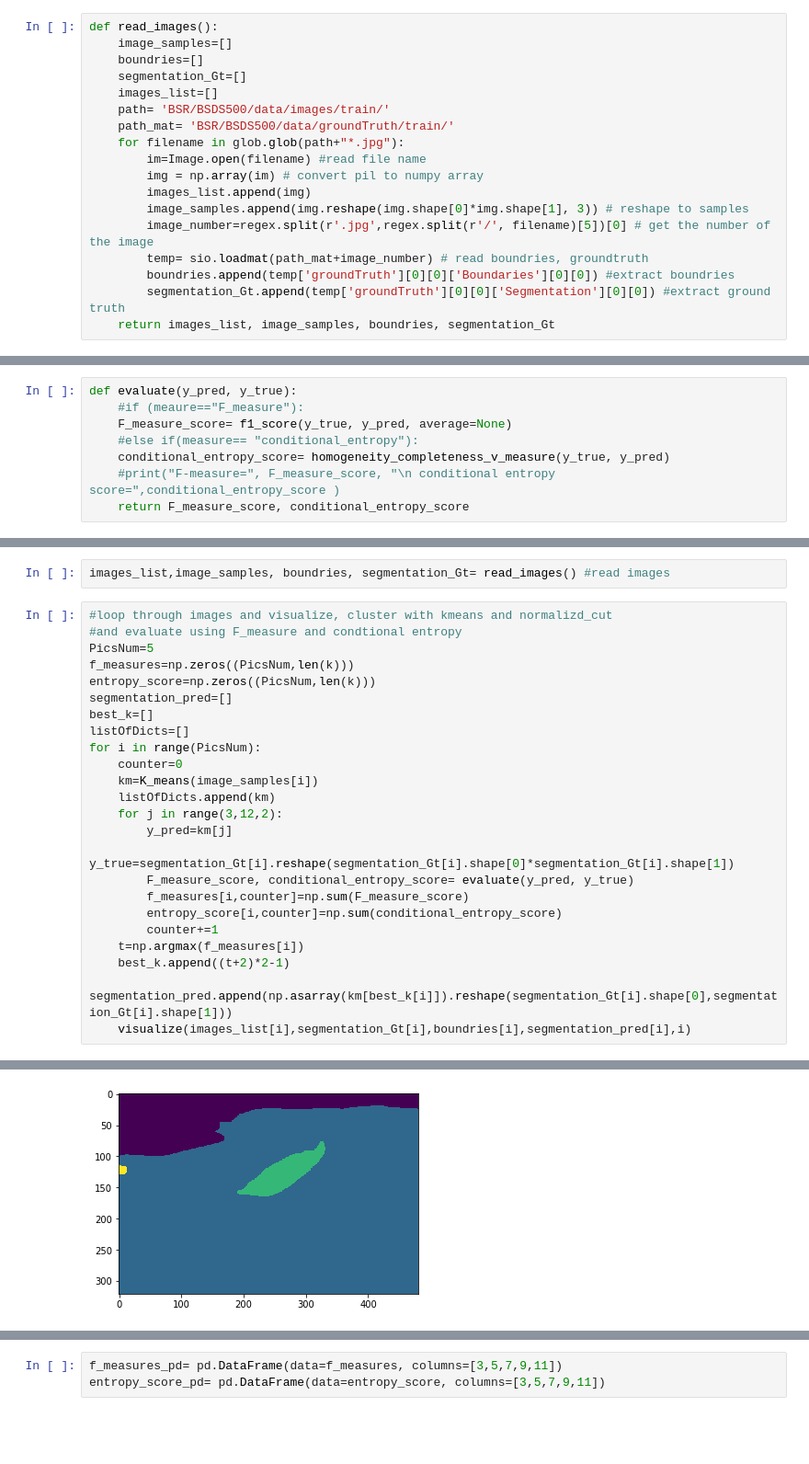
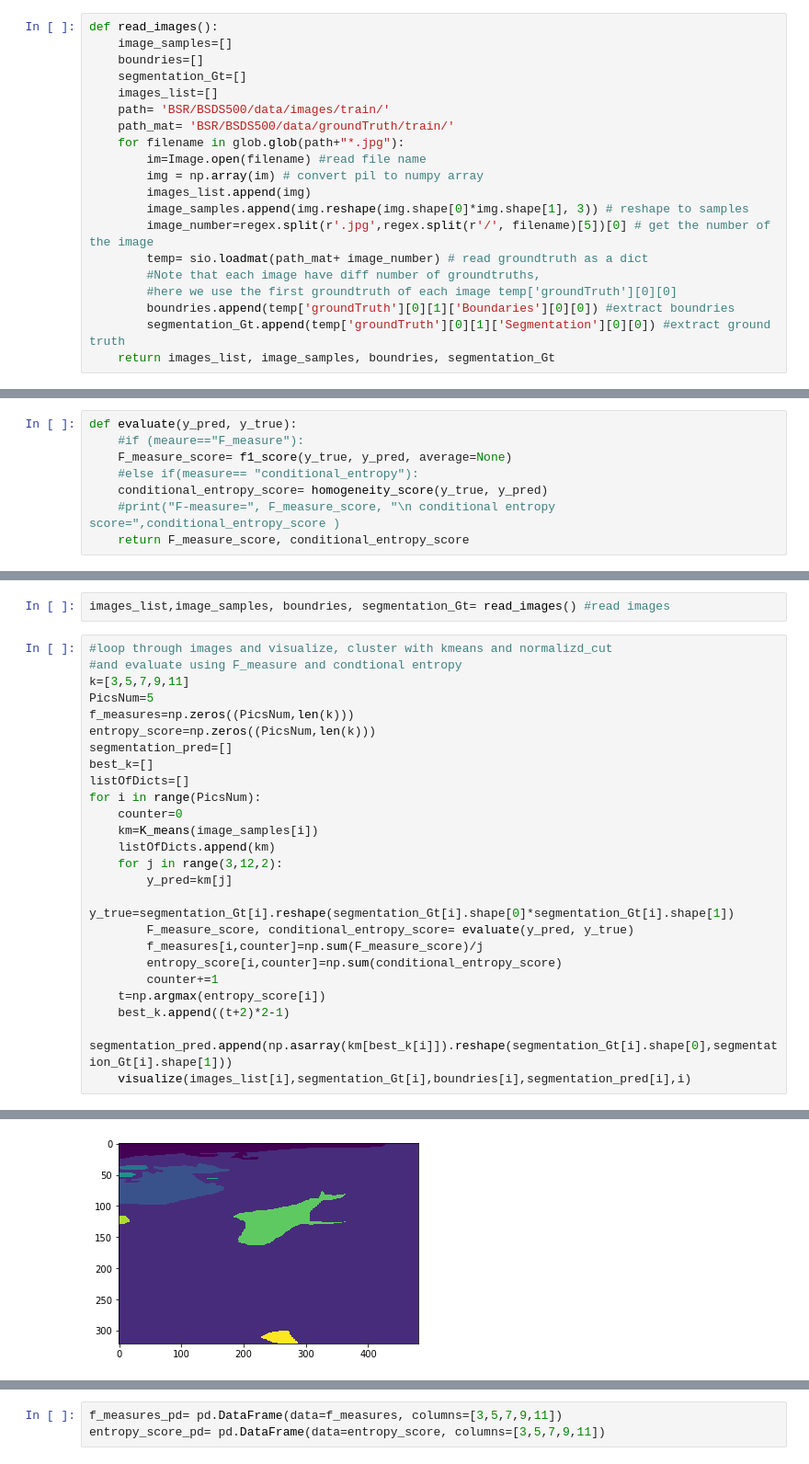
Before and after one commit to kmohab71/Image_Segmentation, a Jupyter notebook: IS.ipynb, the cells around one changed output, grey strips where cells are left out. Shown at 92% size. Saved outputs shown, nothing was run; the diff lists cells and outputs as text; blank space fills up the shorter version.

```diff
--- a/IS.ipynb
+++ b/IS.ipynb
@@ -30,9 +30,11 @@ def read_images():
         images_list.append(img)
         image_samples.append(img.reshape(img.shape[0]*img.shape[1], 3)) # reshape to samples
         image_number=regex.split(r'.jpg',regex.split(r'/', filename)[5])[0] # get the number of the image
-        temp= sio.loadmat(path_mat+image_number) # read boundries, groundtruth
-        boundries.append(temp['groundTruth'][0][0]['Boundaries'][0][0]) #extract boundries
-        segmentation_Gt.append(temp['groundTruth'][0][0]['Segmentation'][0][0]) #extract ground truth
+        temp= sio.loadmat(path_mat+ image_number) # read groundtruth as a dict
+        #Note that each image have diff number of groundtruths,
+        #here we use the first groundtruth of each image temp['groundTruth'][0][0]
+        boundries.append(temp['groundTruth'][0][1]['Boundaries'][0][0]) #extract boundries
+        segmentation_Gt.append(temp['groundTruth'][0][1]['Segmentation'][0][0]) #extract ground truth
     return images_list, image_samples, boundries, segmentation_Gt
 # %% [markdown]
 # utilities
@@ -58,7 +60,7 @@ def evaluate(y_pred, y_true):
     #if (meaure=="F_measure"):
     F_measure_score= f1_score(y_true, y_pred, average=None)
     #else if(measure== "conditional_entropy"):
-    conditional_entropy_score= homogeneity_completeness_v_measure(y_true, y_pred)
+    conditional_entropy_score= homogeneity_score(y_true, y_pred)
     #print("F-measure=", F_measure_score, "\n conditional entropy score=",conditional_entropy_score )
     return F_measure_score, conditional_entropy_score
 # %%
@@ -83,6 +84,7 @@ images_list,image_samples, boundries, segmentation_Gt= read_images() #read image
 # %%
 #loop through images and visualize, cluster with kmeans and normalizd_cut
 #and evaluate using F_measure and condtional entropy
+k=[3,5,7,9,11]
 PicsNum=5
 f_measures=np.zeros((PicsNum,len(k)))
 entropy_score=np.zeros((PicsNum,len(k)))
@@ -97,10 +99,10 @@ for i in range(PicsNum):
         y_pred=km[j]
         y_true=segmentation_Gt[i].reshape(segmentation_Gt[i].shape[0]*segmentation_Gt[i].shape[1])
         F_measure_score, conditional_entropy_score= evaluate(y_pred, y_true)
-        f_measures[i,counter]=np.sum(F_measure_score)
+        f_measures[i,counter]=np.sum(F_measure_score)/j
         entropy_score[i,counter]=np.sum(conditional_entropy_score)
         counter+=1
-    t=np.argmax(f_measures[i])
+    t=np.argmax(entropy_score[i])
     best_k.append((t+2)*2-1)
     segmentation_pred.append(np.asarray(km[best_k[i]]).reshape(segmentation_Gt[i].shape[0],segmentation_Gt[i].shape[1]))
     visualize(images_list[i],segmentation_Gt[i],boundries[i],segmentation_pred[i],i)
@@ -112,2 +114,2 @@ for i in range(PicsNum):
 [figure]
-[figure, old version]
+[figure, new version]
```
Also changed, not shown: parts of 11 cells of this notebook, 20 other files.
